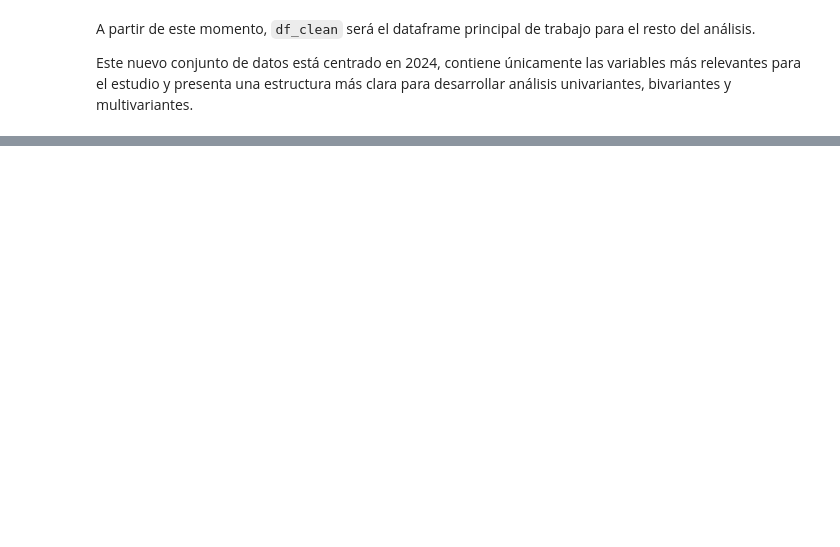
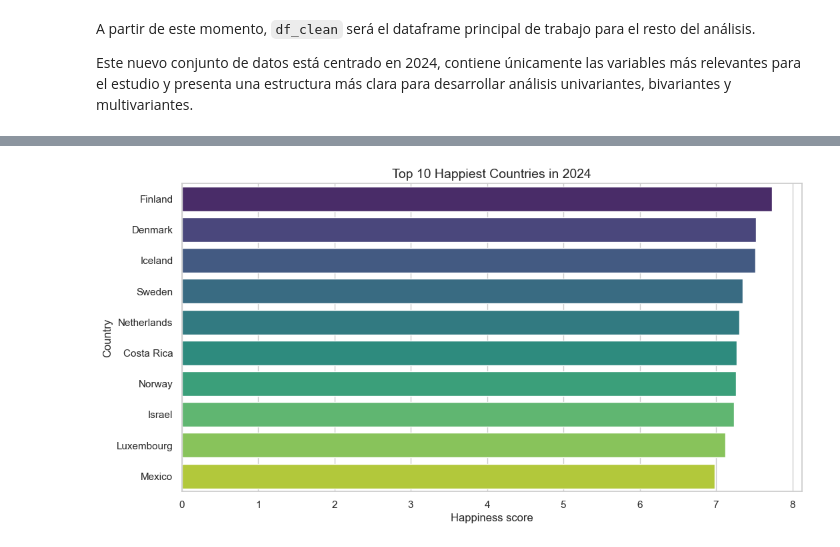
Before and after one commit to josemarin-create/eda-happiness-2024, a Jupyter notebook: notebooks/eda_happiness.ipynb, the cells around one changed output, grey strips where cells are left out. Drawn from its saved outputs; the diff is of its cells as text; code cells hidden in the pictures; blank space fills up the shorter version.

```diff
--- a/notebooks/eda_happiness.ipynb
+++ b/notebooks/eda_happiness.ipynb
@@ -347,0 +388,4 @@ Este nuevo conjunto de datos está centrado en 2024, contiene únicamente las va
+# %%
+top_10_happiest = df_clean.sort_values(by='happiness_score', ascending=False).head(10)
+
+top_10_happiest[['country', 'happiness_score']]
@@ -347,0 +404,17 @@ Este nuevo conjunto de datos está centrado en 2024, contiene únicamente las va
+# %%
+plt.figure(figsize=(12, 6))
+sns.barplot(
+    data=top_10_happiest,
+    x='happiness_score',
+    y='country',
+    hue='country',
+    palette='viridis',
+    legend=False
+)
+
+plt.title('Top 10 Happiest Countries in 2024', fontsize=14)
+plt.xlabel('Happiness score')
+plt.ylabel('Country')
+plt.show()
+# %% [output]
+[figure, added]
```
Also changed, not shown: parts of 13 cells of this notebook.
